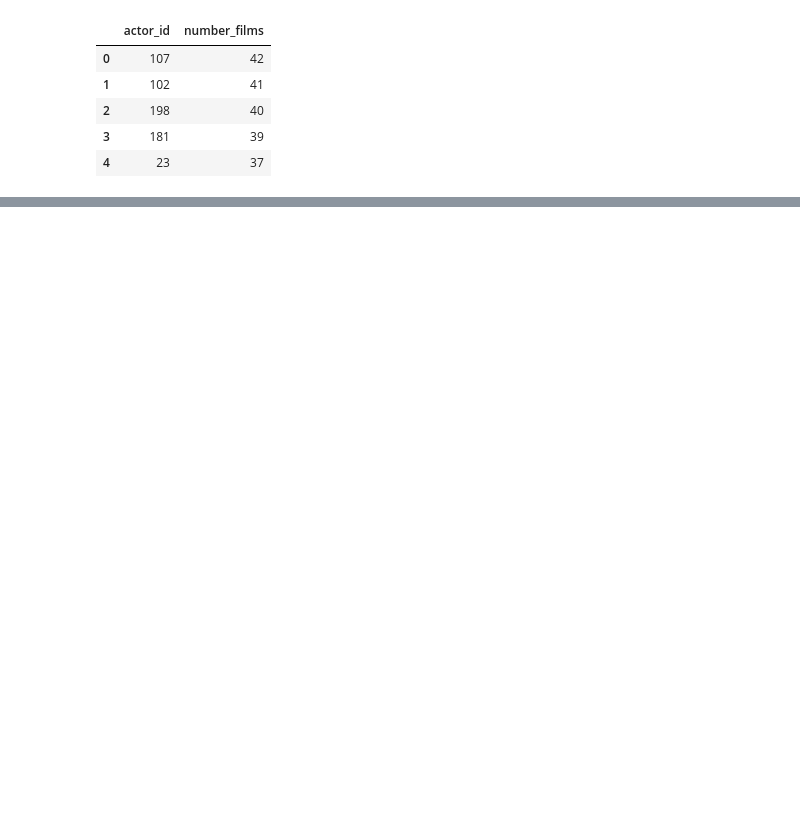
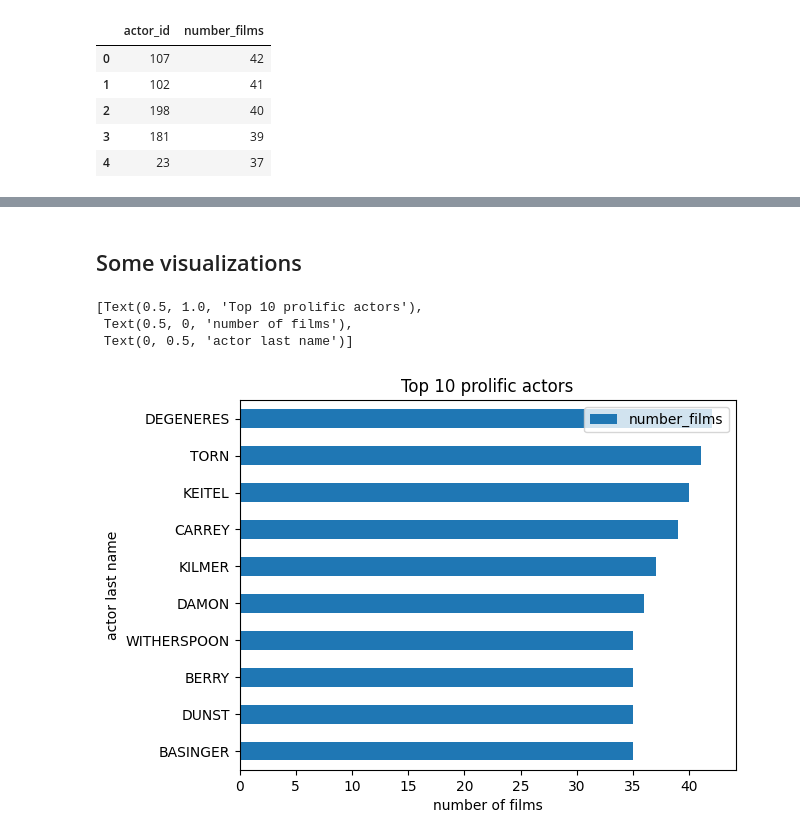
Before and after one commit to AIgineerAB/duckdb_sql_analytics_course, a Jupyter notebook: 18_pandas_duckdb/duckdb_pandas.ipynb, the cells around one changed output, grey strips where cells are left out. Drawn from its saved outputs; the diff is of its cells as text; code cells hidden in the pictures; blank space fills up the shorter version.

Commit message:
sakila pandas duckdb lecture

```diff
--- a/18_pandas_duckdb/duckdb_pandas.ipynb
+++ b/18_pandas_duckdb/duckdb_pandas.ipynb
@@ -209,7 +209,7 @@ actor_id_films.head()
 | 3 | 181 | 39 |
 | 4 | 23 | 37 |
 # %%
-duckdb.sql("""
+df_top_actors = duckdb.sql("""
     SELECT
         f.actor_first_name,
         f.actor_last_name,
@@ -235,0 +231,11 @@ duckdb.sql("""
+# %% [markdown]
+## Some visualizations
+# %%
+ax = df_top_actors.head(10).plot(y = "number_films", x = "actor_last_name", kind = "barh")
+ax.invert_yaxis()
+ax.set(title = "Top 10 prolific actors", xlabel="number of films", ylabel = "actor last name")
+# %% [output]
+[Text(0.5, 1.0, 'Top 10 prolific actors'),
+ Text(0.5, 0, 'number of films'),
+ Text(0, 0.5, 'actor last name')]
+[figure, added]
```
Also changed, not shown: parts of 5 cells of this notebook, 2 other files.
